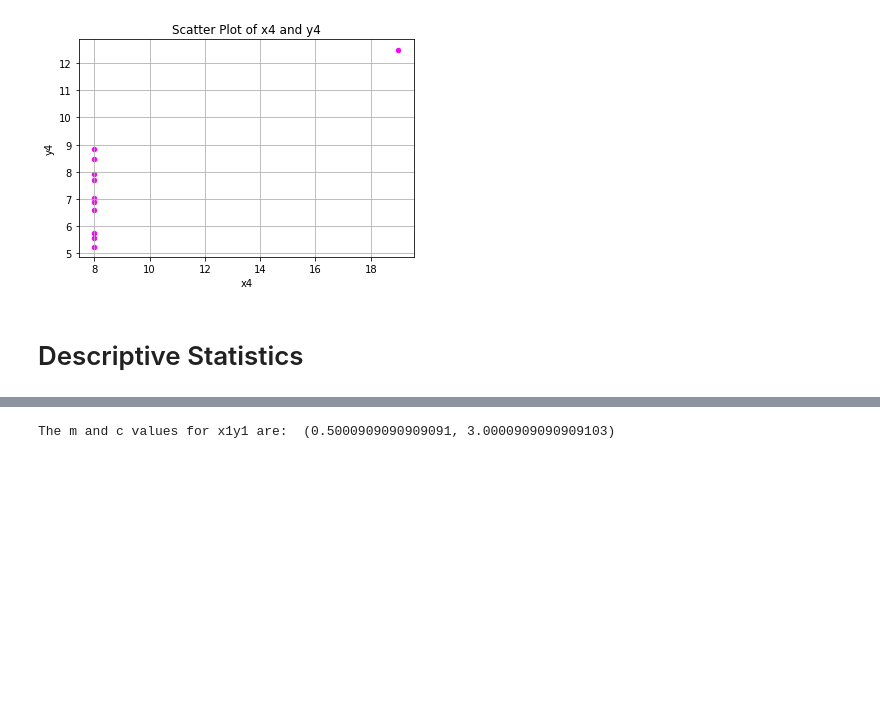
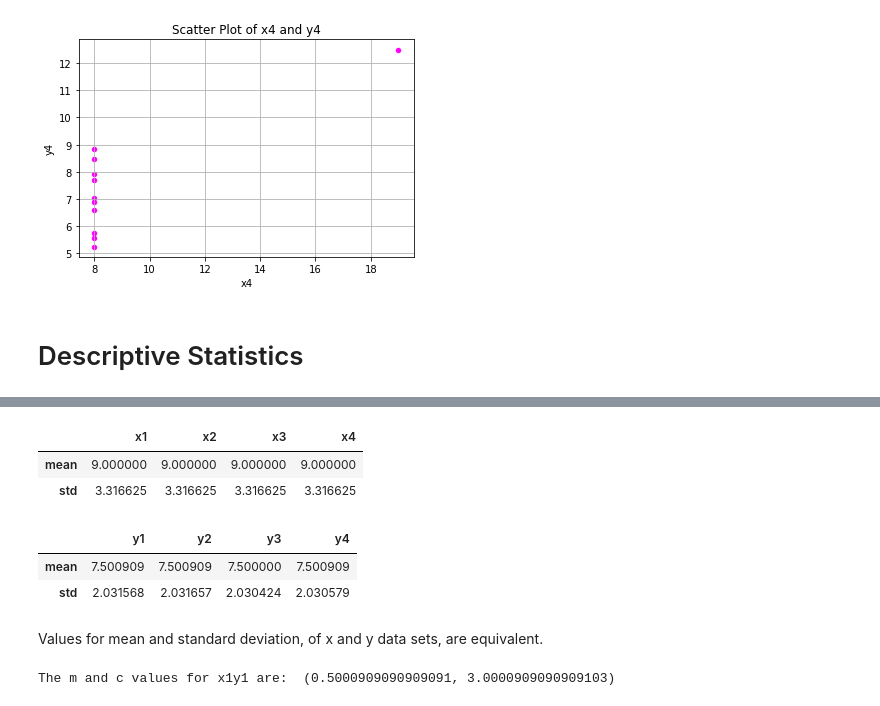
Before and after one commit to healyshane/fundamentals_of_data_analysis-practical_assignment, a Jupyter notebook: Fundamentals of Data Analysis_Assignment.ipynb, the cells around one changed output, grey strips where cells are left out. Drawn from its saved outputs; the diff is of its cells as text; code cells hidden in the pictures; blank space fills up the shorter version.

Commit message:
Calculated correlation for each of the data sets, removed outlier from third data set to analyse impact, descriptive statistics sliced to compare.

```diff
--- a/Fundamentals of Data Analysis_Assignment.ipynb
+++ b/Fundamentals of Data Analysis_Assignment.ipynb
@@ -90,3 +86,20 @@ df.loc[:,["x1"]]
+# %%
+# Slicing descriptive statistics dataframe to compare different x data sets
+stats = df.describe()
+stats.iloc[1:3,[0,2,4,6]]
+# %% [output]
+|  | x1 | x2 | x3 | x4 |
+| mean | 9.000000 | 9.000000 | 9.000000 | 9.000000 |
+| std | 3.316625 | 3.316625 | 3.316625 | 3.316625 |
+# %%
+# Slicing descriptive statistics dataframe to compare different y data sets
+stats.iloc[1:3,[1,3,5,7]]
+# %% [output]
+|  | y1 | y2 | y3 | y4 |
+| mean | 7.500909 | 7.500909 | 7.500000 | 7.500909 |
+| std | 2.031568 | 2.031657 | 2.030424 | 2.030579 |
+# %% [markdown]
+Values for mean and standard deviation, of x and y data sets, are equivalent.
 # %%
 import numpy as np
 import matplotlib.pyplot as plt
```
Also changed, not shown: parts of 25 cells of this notebook.
